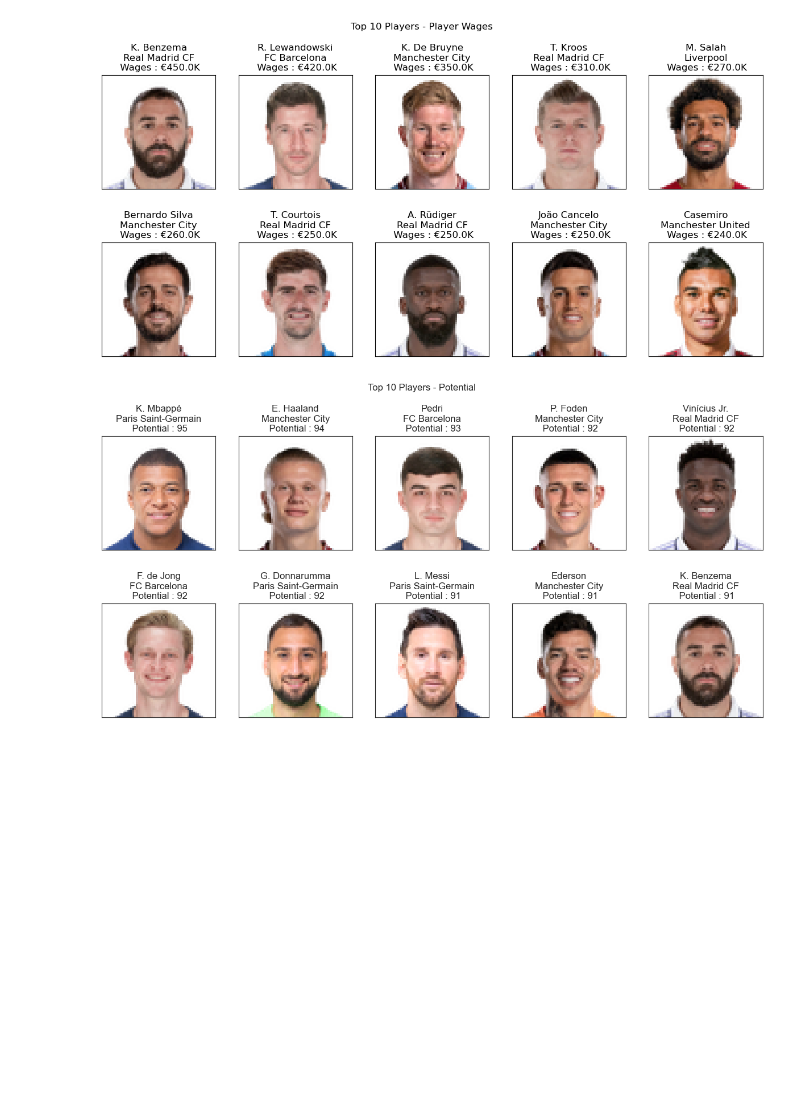
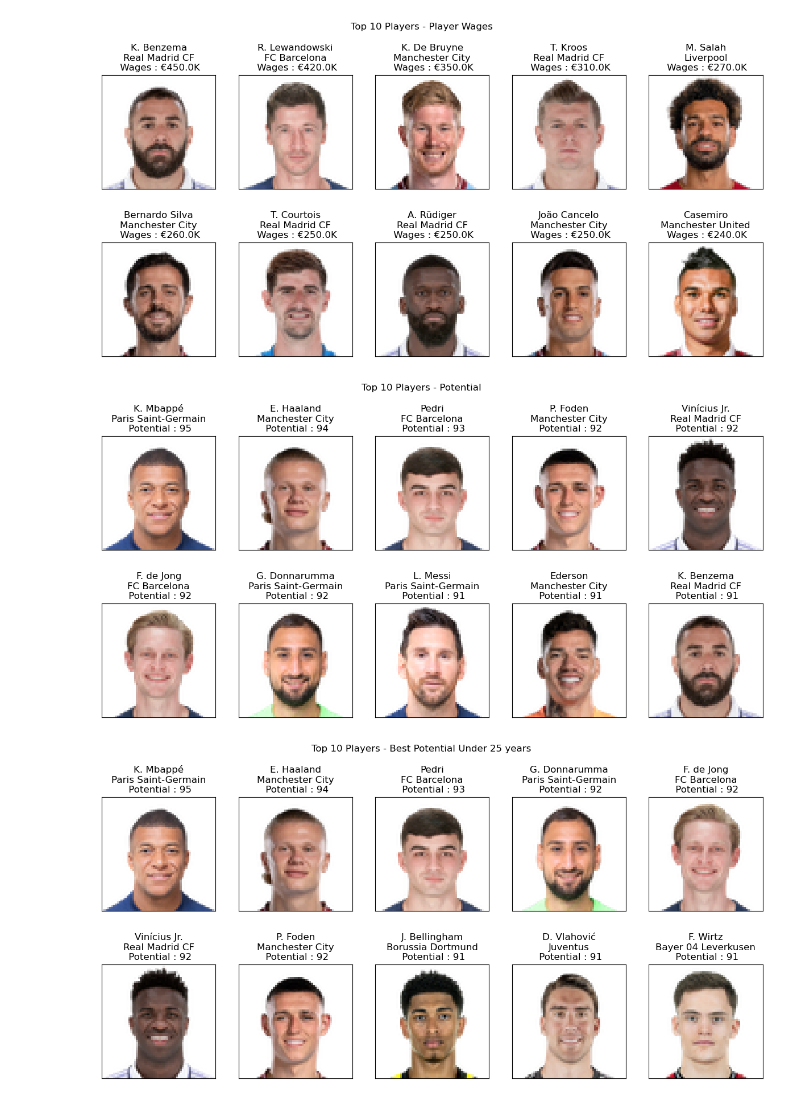
Before and after one commit to Arjun-mudumbi/Fifa23PlayerAnalysis, a Jupyter notebook: Analysis.ipynb, the cells around one changed output. Drawn from its saved outputs; the diff is of its cells as text; code cells hidden in the pictures; blank space fills up the shorter version.

```diff
--- a/Analysis.ipynb
+++ b/Analysis.ipynb
@@ -64,6 +64,8 @@ CB Rating         0
 RB Rating         0
 GK Rating         0
 Length: 89, dtype: int64
+# %%
+df=df.drop_duplicates()
 # %%
 len(set(df['Club Name']))
 # %% [output]
@@ -145,4 +147,20 @@ for i in range(2):
         ax[i,j].tick_params(left = False, right = False , labelleft = False ,labelbottom = False, bottom = False)
         ax[i,j].title.set_text(df2.loc[k,'Known As']+'\n'+df2.loc[k,'Club Name']+'\n Potential : '+str(df2.loc[k,'Potential']))
 # %% [output]
-[figure, old version]
+[figure, new version]
+# %%
+df2=df[df['Age']<=25].sort_values(by='Potential',ascending=False)[['Known As','Image Link','Club Name','Potential']].head(10)
+df2=df2.reset_index()
+fig,ax=plt.subplots(2,5)
+fig.suptitle('Top 10 Players - Best Potential Under 25 years')
+k=-1
+for i in range(2):
+    for j in range(5):
+        k+=1
+        response = requests.get(df2.loc[k,'Image Link'])
+        img = Image.open(BytesIO(response.content))
+        ax[i,j].imshow(img)
+        ax[i,j].tick_params(left = False, right = False , labelleft = False ,labelbottom = False, bottom = False)
+        ax[i,j].title.set_text(df2.loc[k,'Known As']+'\n'+df2.loc[k,'Club Name']+'\n Potential : '+str(df2.loc[k,'Potential']))
+# %% [output]
+[figure, added]
```
Also changed, not shown: parts of 7 cells of this notebook.
